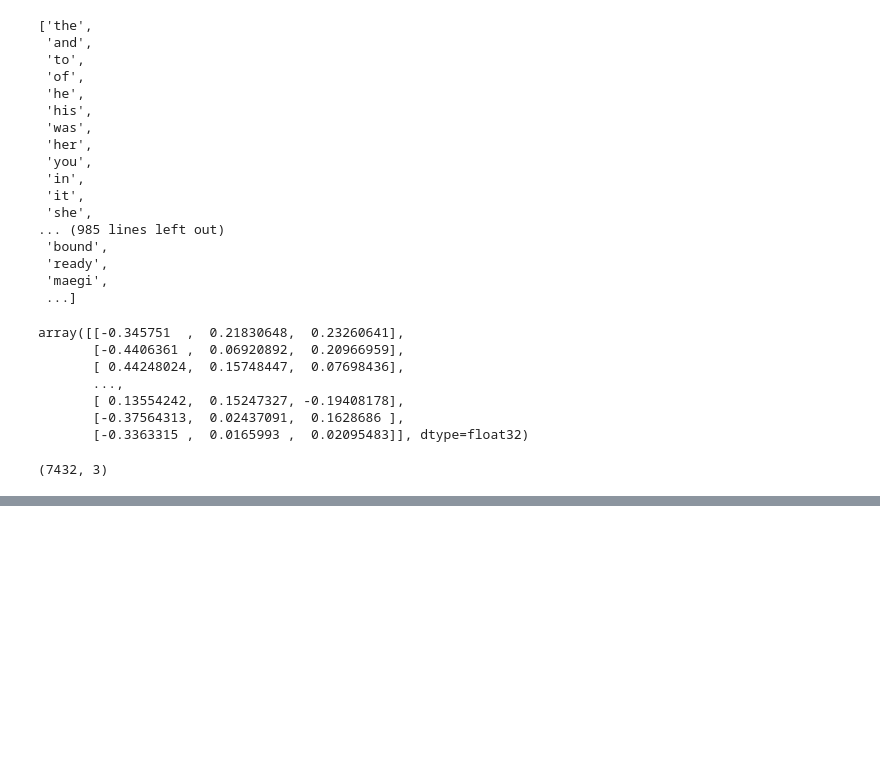
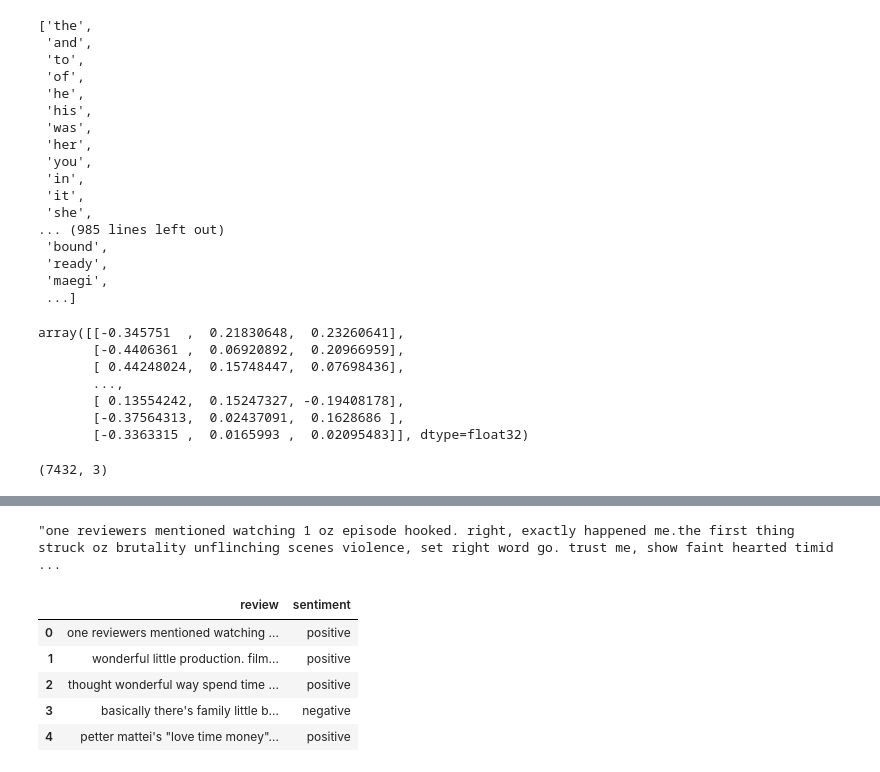
Before and after one commit to npoluri1/GitForLearning, a Jupyter notebook: TextPreprocssing.ipynb, the cells around one changed output, grey strips where cells are left out. Cells and saved outputs as stored; diff of their text form; code cells hidden in the pictures; blank space fills up the shorter version.

```diff
--- a/TextPreprocssing.ipynb
+++ b/TextPreprocssing.ipynb
@@ -851,0 +1062,13 @@ x
+# %%
+df['review'][0]
+# %% [output]
+"one reviewers mentioned watching 1 oz episode hooked. right, exactly happened me.the first thing struck oz brutality unflinching scenes violence, set right word go. trust me, show faint hearted timid ...
+# %%
+df.head()
+# %% [output]
+|  | review | sentiment |
+| 0 | one reviewers mentioned watching ... | positive |
+| 1 | wonderful little production. film... | positive |
+| 2 | thought wonderful way spend time ... | positive |
+| 3 | basically there's family little b... | negative |
+| 4 | petter mattei's "love time money"... | positive |
```
Also changed, not shown: parts of 44 cells of this notebook.
